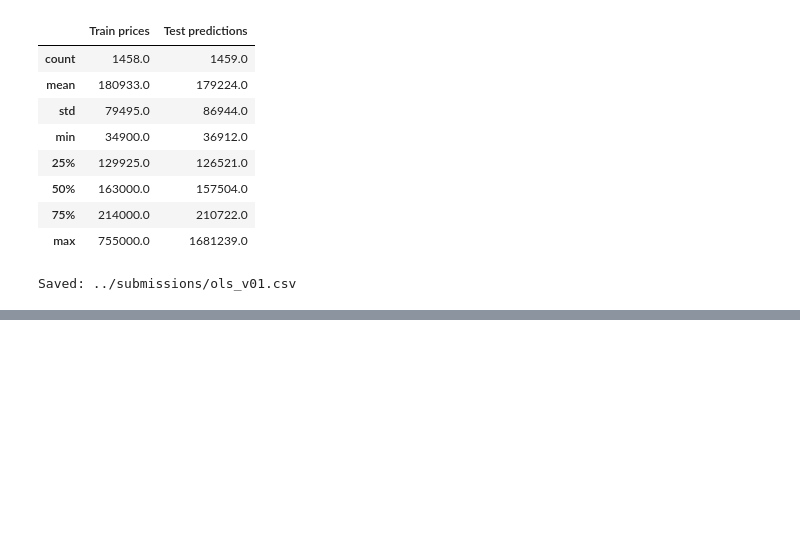
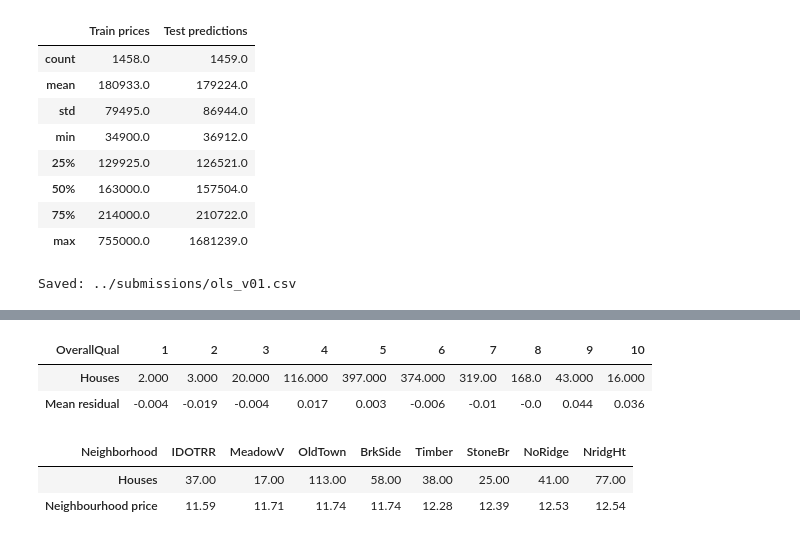
Before and after one commit to aramosw/house-prices, a Jupyter notebook: notebooks/LinearRegression.ipynb, the cells around one changed output, grey strips where cells are left out. Cells and saved outputs as stored; diff of their text form; code cells hidden in the pictures; blank space fills up the shorter version.

```diff
--- a/notebooks/LinearRegression.ipynb
+++ b/notebooks/LinearRegression.ipynb
@@ -421,0 +434,28 @@ Saved: ../submissions/ols_v01.csv
+# %%
+from src.engineering import drop_collinear
+from src.regression import fit_ols, predict
+
+features2 = drop_collinear(features)
+test_features2 = drop_collinear(test_features)
+
+# How alike are the pairs?
+print("Houses where BldgType_2fmCon and MSSubClass_190 differ:", (features["BldgType_2fmCon"] != features["MSSubClass_190"]).sum())
+print("Houses where SaleCondition_Partial and SaleType_New differ:", (features["SaleCondition_Partial"] != features["SaleType_New"]).sum())
+print(f"Correlation of GarageQual with GarageCond: {features['GarageQual'].corr(features['GarageCond']):.2f}, and of PoolQC with PoolArea: {features['PoolQC'].corr(features['PoolArea']):.2f}")
+
+
+def variance_inflation(columns):
+    return pd.Series(np.diag(np.linalg.inv(np.corrcoef(columns, rowvar=False))), index=columns.columns).sort_values(ascending=False)
+
+
+# The VIF before and after.
+before, after = variance_inflation(features), variance_inflation(features2)
+display(pd.DataFrame({"Columns": [len(before), len(after)], "VIF above 10": [(before > 10).sum(), (after > 10).sum()], "Largest VIF": [before.max(), after.max()]}, index=["Baseline", "Collinearity removed"]).round(1))
+display(after[after > 10].round(1).rename("VIF").to_frame().T)
+
+# Fit least squares on the reduced columns.
+y = target.to_numpy()
+beta_v2 = fit_ols(features2, y)
+print(f"In-sample RMSE of the log price: {np.sqrt(np.mean((y - predict(features2, beta_v2)) ** 2)):.3f}, against {np.sqrt(np.mean(residuals**2)):.3f} for the baseline")
+prices = np.exp(predict(test_features2, beta_v2))
+print(f"Prediction for Id 2550: {prices[test_features2.index.get_loc(2550)]:,.0f}")
@@ -421,0 +583,18 @@ Saved: ../submissions/ols_v01.csv
+# %%
+from src.engineering import add_quality_features, neighbourhood_price, replace_neighbourhood
+
+# Is there evidence for the low-quality flag? The mean residual of the fit with the logged columns, at each quality.
+errors3 = y - predict(features3, beta_v3)
+display(pd.DataFrame({"Houses": train_clean["OverallQual"].value_counts().sort_index(), "Mean residual": pd.Series(errors3, index=train_clean.index).groupby(train_clean["OverallQual"]).mean()}).round(3).T)
+
+# The neighbourhood price: the mean of each neighbourhood's values for train, and the number of houses.
+encoded = neighbourhood_price(train_clean, train_clean)
+by_neighbourhood = pd.DataFrame({"Houses": train_clean.groupby("Neighborhood").size(), "Neighbourhood price": encoded.groupby(train_clean["Neighborhood"]).mean()}).sort_values("Neighbourhood price")
+display(pd.concat([by_neighbourhood.head(4), by_neighbourhood.tail(4)]).round(2).T)
+# %% [output]
+| OverallQual | 1 | 2 | 3 | 4 | 5 | 6 | 7 | 8 | 9 | 10 |
+| Houses | 2.000 | 3.000 | 20.000 | 116.000 | 397.000 | 374.000 | 319.00 | 168.0 | 43.000 | 16.000 |
+| Mean residual | -0.004 | -0.019 | -0.004 | 0.017 | 0.003 | -0.006 | -0.01 | -0.0 | 0.044 | 0.036 |
+| Neighborhood | IDOTRR | MeadowV | OldTown | BrkSide | Timber | StoneBr | NoRidge | NridgHt |
+| Houses | 37.00 | 17.00 | 113.00 | 58.00 | 38.00 | 25.00 | 41.00 | 77.00 |
+| Neighbourhood price | 11.59 | 11.71 | 11.74 | 11.74 | 12.28 | 12.39 | 12.53 | 12.54 |
```
Also changed, not shown: parts of 13 cells of this notebook, 2 other files.
